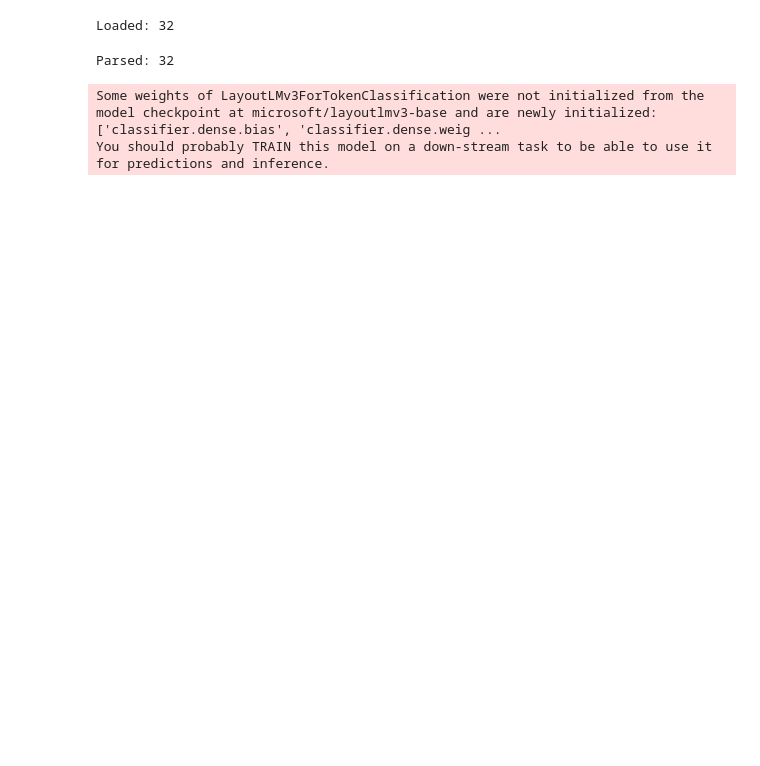
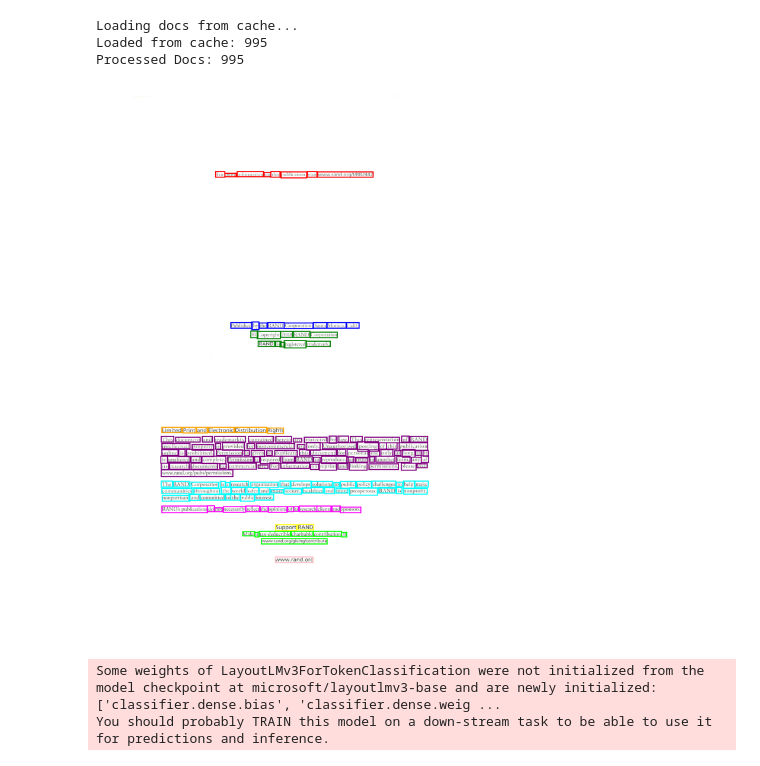
Before and after one commit to amaljoe/doctr-dit, a Jupyter notebook: notebooks/layout.ipynb, the cells around one changed output. Saved outputs shown, nothing was run; the diff lists cells and outputs as text; code cells hidden in the pictures; blank space fills up the shorter version.

```diff
--- a/notebooks/layout.ipynb
+++ b/notebooks/layout.ipynb
@@ -4,29 +7,52 @@ import segment
 importlib.reload(segment)
 from segment import load_report_with_images, get_docs_with_ocr
 from doctr.models import ocr_predictor
+import os
+import pickle
 
-ocr_model = ocr_predictor(det_arch='db_resnet50', reco_arch='crnn_vgg16_bn', pretrained=True).cuda()
-items = load_report_with_images(limit=32)
-print("Loaded:", len(items))
-docs = get_docs_with_ocr(items, ocr_model)
-print("Parsed:", len(docs))
+CACHE_PATH = "../data/cache/ocr_docs3.pkl"
+
+if os.path.exists(CACHE_PATH):
+    print("Loading docs from cache...")
+    with open(CACHE_PATH, "rb") as f:
+        docs = pickle.load(f)
+    print("Loaded from cache:", len(docs))
+else:
+    ocr_model = ocr_predictor(det_arch='db_resnet50', reco_arch='crnn_vgg16_bn', pretrained=True).cuda()
+    items = load_report_with_images(limit=32)
+    print("Loaded:", len(items))
+    docs = get_docs_with_ocr(items, ocr_model)
+    os.makedirs(os.path.dirname(CACHE_PATH), exist_ok=True)
+    with open(CACHE_PATH, "wb") as f:
+        pickle.dump(docs, f)
+    print("Saved docs to cache:", CACHE_PATH)
+
+docs = [doc for doc in docs if len(doc['segments']) < 120]
+print("Processed Docs:", len(docs))
 # %% [output]
-Loaded: 32
+Loading docs from cache...
+Loaded from cache: 995
+Processed Docs: 995
-Parsed: 32
 # %%
 import matplotlib.pyplot as plt
 from PIL import Image, ImageDraw
 import importlib
 import visualize
 importlib.reload(visualize)
+import segment
+importlib.reload(segment)
+from segment import load_report_with_images, get_docs_with_ocr
 from visualize import visualize_word_boxes
 
+# docs = get_docs_with_ocr(items[:2], ocr_model)
 data = docs[1]
 img = visualize_word_boxes(data["image_path"], data["boxes"], data["labels"])
-# plt.figure(figsize=(12, 12))
-# plt.imshow(img)
-# plt.axis("off")
-# plt.show()
+plt.figure(figsize=(12, 12))
+plt.imshow(img)
+plt.axis("off")
+plt.show()
+# %% [output]
+[figure, added]
 # %%
 from datasets import Dataset
 from transformers import LayoutLMv3Processor, LayoutLMv3ForTokenClassification
```
Also changed, not shown: parts of 7 cells of this notebook, 6 other files.
